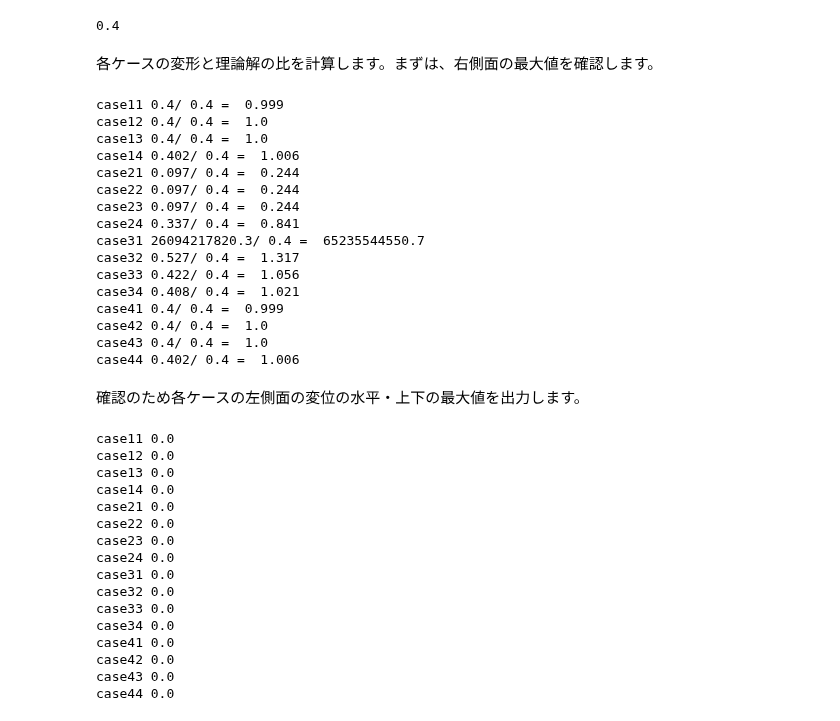
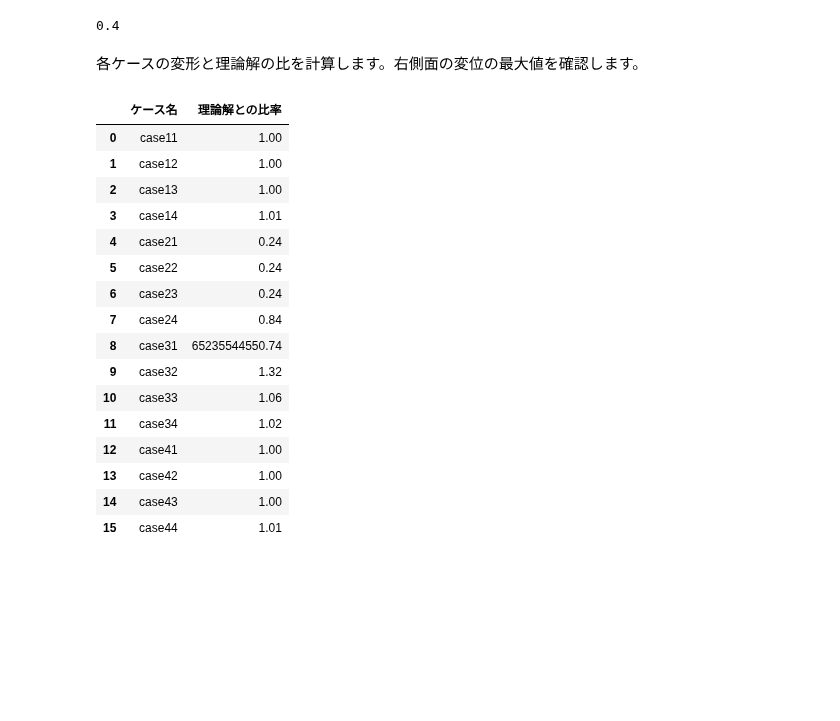
Before and after one commit to tkoyama010/Colaboratory, a Jupyter notebook: Cantilever.ipynb, the cells around one changed output. Cells and saved outputs as stored; diff of their text form; code cells hidden in the pictures; blank space fills up the shorter version.

```diff
--- a/Cantilever.ipynb
+++ b/Cantilever.ipynb
@@ -632,5 +586,5 @@ dmax = 1.0/3.0*(F*L**3)/(E*I)
 dmax
 # %% [output]
 0.4
-# %% [markdown]
-各ケースの変形と理論解の比を計算します。まずは、右側面の最大値を確認します。
+# %% [markdown]
+各ケースの変形と理論解の比を計算します。右側面の変位の最大値を確認します。
@@ -637,51 +593,35 @@ dmax
 # %%
+import pandas as pd
+
+pd.options.display.float_format = "{:.2f}".format
+
+
+data = []
+
+columns = ["ケース名", "理論解との比率"]
+
 for md, mfu, case in zip(mds, mfus, cases):
     u = md.variable("u")
     dof = mfu.basic_dof_on_region(RIGHT_BOUND)
-    print(
-        case
-        + " {0}".format(round(max(u[dof]), 3))
-        + "/ {0} = ".format(dmax)
-        + " {0}".format(round(max(u[dof] / dmax), 3))
-    )
+    data.append([case, round(max(u[dof] / dmax), 3)])
+
+df = pd.DataFrame(data=data, columns=columns)
+df
 # %% [output]
-case11 0.4/ 0.4 =  0.999
-case12 0.4/ 0.4 =  1.0
-case13 0.4/ 0.4 =  1.0
-case14 0.402/ 0.4 =  1.006
-case21 0.097/ 0.4 =  0.244
-case22 0.097/ 0.4 =  0.244
-case23 0.097/ 0.4 =  0.244
-case24 0.337/ 0.4 =  0.841
-case31 26094217820.3/ 0.4 =  65235544550.7
-case32 0.527/ 0.4 =  1.317
-case33 0.422/ 0.4 =  1.056
-case34 0.408/ 0.4 =  1.021
-case41 0.4/ 0.4 =  0.999
-case42 0.4/ 0.4 =  1.0
-case43 0.4/ 0.4 =  1.0
-case44 0.402/ 0.4 =  1.006
+|  | ケース名 | 理論解との比率 |
+| 0 | case11 | 1.00 |
+| 1 | case12 | 1.00 |
+| 2 | case13 | 1.00 |
+| 3 | case14 | 1.01 |
+| 4 | case21 | 0.24 |
+| 5 | case22 | 0.24 |
+| 6 | case23 | 0.24 |
+| 7 | case24 | 0.84 |
+| 8 | case31 | 65235544550.74 |
+| 9 | case32 | 1.32 |
+| 10 | case33 | 1.06 |
+| 11 | case34 | 1.02 |
+| 12 | case41 | 1.00 |
+| 13 | case42 | 1.00 |
+| 14 | case43 | 1.00 |
+| 15 | case44 | 1.01 |
-# %% [markdown]
-確認のため各ケースの左側面の変位の水平・上下の最大値を出力します。
-# %%
-for md, mfu, case in zip(mds, mfus, cases):
-  u = md.variable('u')
-  dof = mfu.basic_dof_on_region(LEFT_BOUND)
-  print(case + " {0}".format(round(max(u[dof]), 3)))
-# %% [output]
-case11 0.0
-case12 0.0
-case13 0.0
-case14 0.0
-case21 0.0
-case22 0.0
-case23 0.0
-case24 0.0
-case31 0.0
-case32 0.0
-case33 0.0
-case34 0.0
-case41 0.0
-case42 0.0
-case43 0.0
-case44 0.0
```
Also changed, not shown: parts of 5 cells of this notebook.
